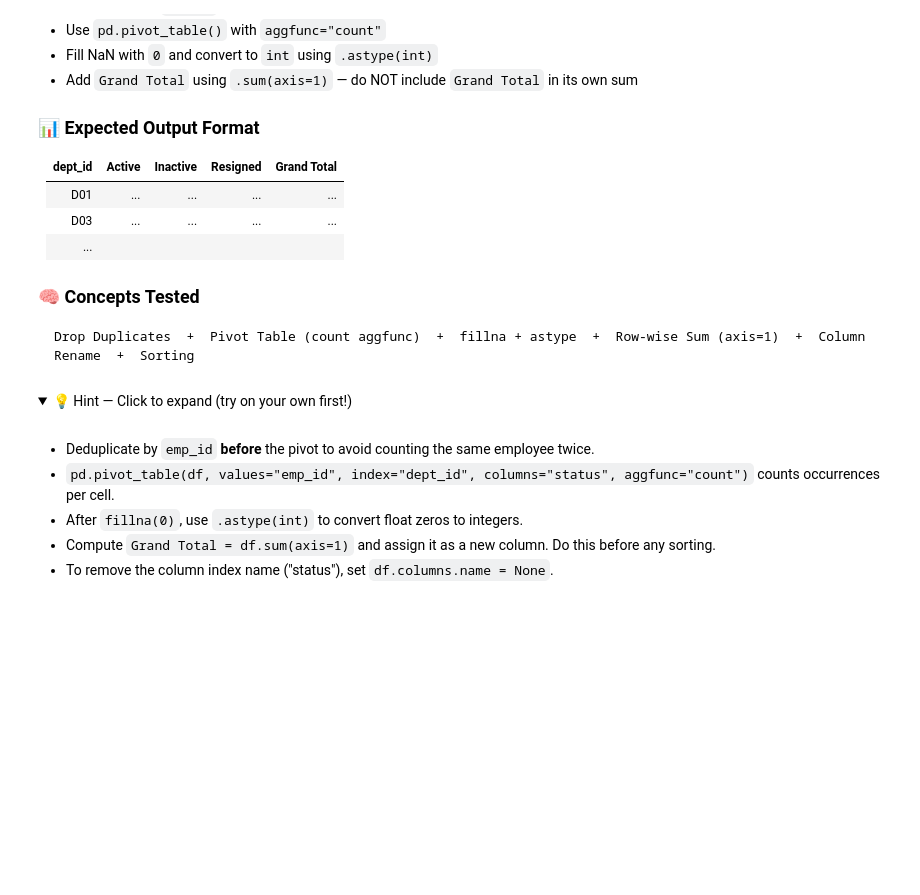
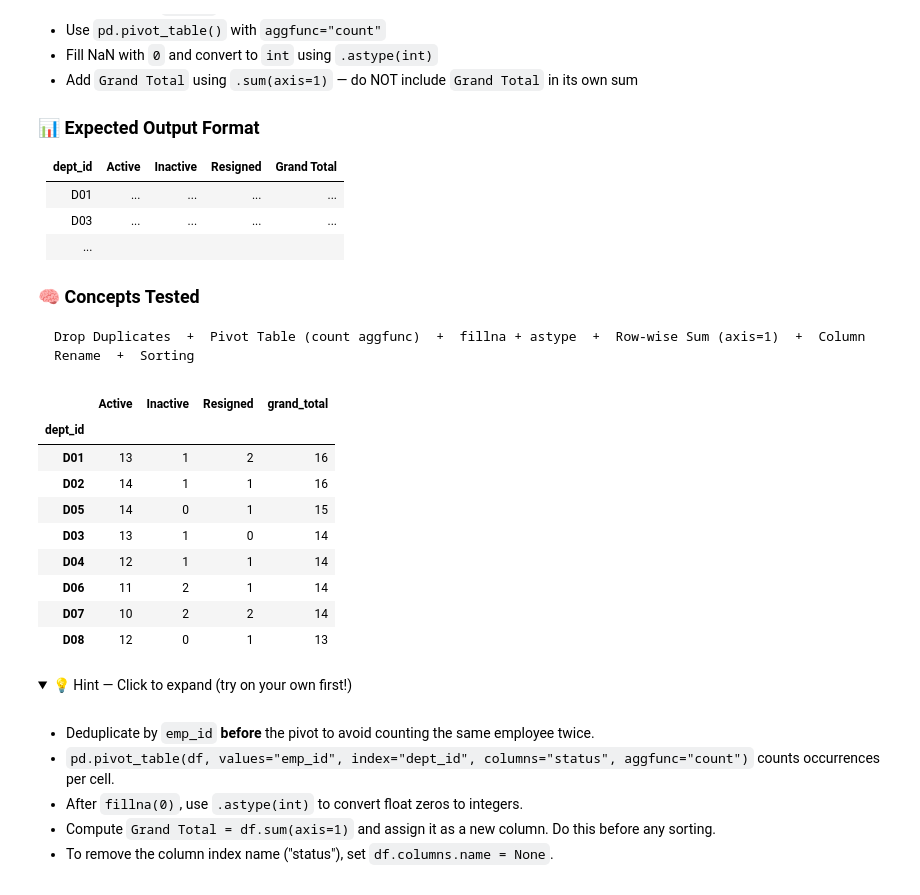
Before and after one commit to abhishekkatewaofficial-lab/Machine-Learning, a Jupyter notebook: Notes/Pandas/4. Practice/Pandas_Practice_Series_Notebook_01.ipynb, the cells around one changed output. Cells and saved outputs as stored; diff of their text form; code cells hidden in the pictures; folded sections open; blank space fills up the shorter version.

````diff
--- a/Notes/Pandas/4. Practice/Pandas_Practice_Series_Notebook_01.ipynb
+++ b/Notes/Pandas/4. Practice/Pandas_Practice_Series_Notebook_01.ipynb
@@ -1871,39 +1881,53 @@ From `employees` (after dropping duplicate `emp_id` rows — keep first):
 Drop Duplicates  +  Pivot Table (count aggfunc)  +  fillna + astype  +  Row-wise Sum (axis=1)  +  Column Rename  +  Sorting
 ```
 # %%
-# Step1: Make a copy of data
+#COPY
 
 employee = employees.copy()
-department = departments.copy()
 
-# Step2: Drop duplicate Employees
+#CLEAN
 
-employee = employee.drop_duplicates(keep='first',
-                         ignore_index=True)
+employee = employee.drop_duplicates(
+    subset=['emp_id'],
+    keep='first'
+)
 
-#Step3:  Pivot Employee
+#PIVOT TABLE
 
 employee = employee.pivot_table(
     index='dept_id',
     columns='status',
     values='emp_id',
     aggfunc='count',
     fill_value=0
-)
-#Step4: Grand total
+).astype(int)
+
+#ADD GRAND TOTAL
 
 employee['grand_total'] = employee.sum(axis=1)
 
-#Step5: Sorting
+#SORT
 
-employee.sort_values(by='grand_total',
-                     ascending=False)
+employee = employee.sort_values(
+    by='grand_total',
+    ascending=False
+)
+#REMOVE HEADER
 
 employee.columns.name = None
 
-#Step2:  Merge on Dept ID and
-
 display(employee)
+# %% [output]
+|  | Active | Inactive | Resigned | grand_total |
+| dept_id |  |  |  |  |
+| D01 | 13 | 1 | 2 | 16 |
+| D02 | 14 | 1 | 1 | 16 |
+| D05 | 14 | 0 | 1 | 15 |
+| D03 | 13 | 1 | 0 | 14 |
+| D04 | 12 | 1 | 1 | 14 |
+| D06 | 11 | 2 | 1 | 14 |
+| D07 | 10 | 2 | 2 | 14 |
+| D08 | 12 | 0 | 1 | 13 |
 # %% [markdown]
 <details>
 <summary>💡 Hint — Click to expand (try on your own first!)</summary>
````
Also changed, not shown: parts of 2 cells of this notebook, 1 other file.
